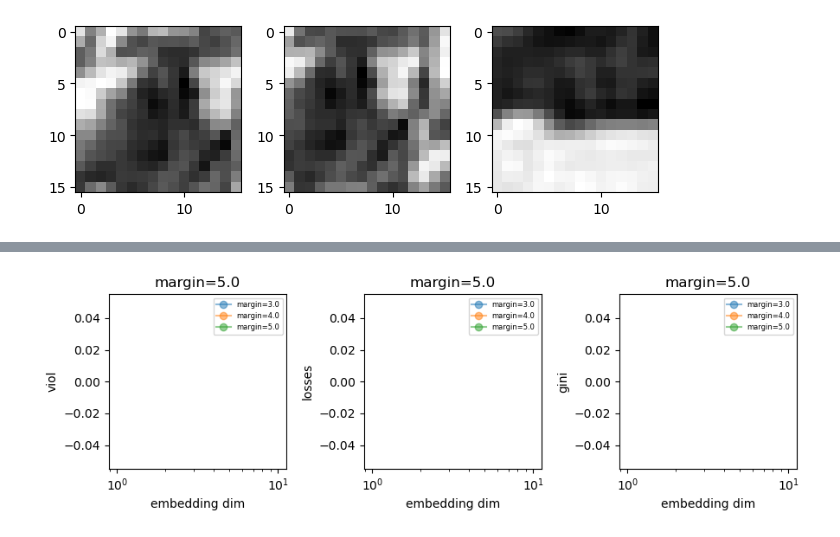
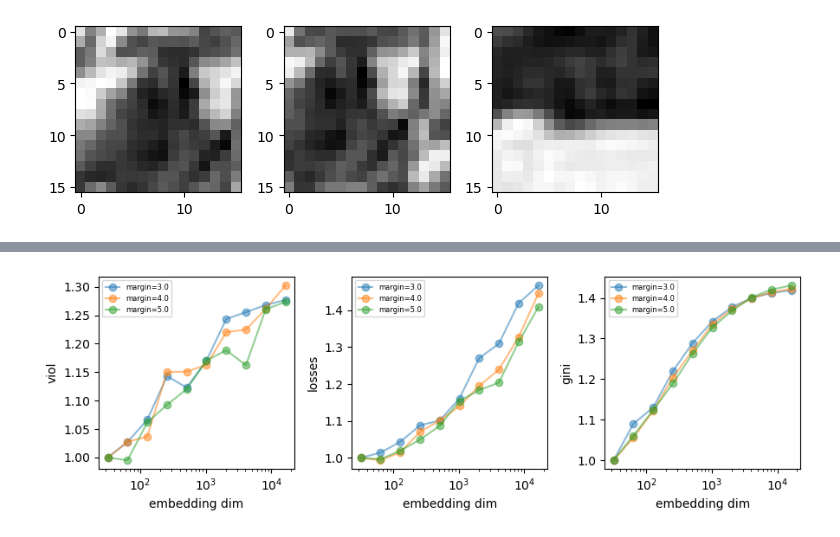
Before and after one commit to MarioDipoppa/thalamocortical_powerlaw, a Jupyter notebook: old/03_movies_linear_training.ipynb, the cells around one changed output, grey strips where cells are left out. Drawn from its saved outputs; the diff is of its cells as text; code cells hidden in the pictures.

```diff
--- a/old/03_movies_linear_training.ipynb
+++ b/old/03_movies_linear_training.ipynb
@@ -689,7 +690,7 @@ for a,p,n in train_loader:
     ax[1].imshow(p.reshape(16,16), cmap="gray")
     ax[2].imshow(n.reshape(16,16), cmap="gray")
     print(a.dtype, p.dtype, n.dtype)
-    breakx
+    break
 
 fig.set_tight_layout(True)
 plt.show()
@@ -701,22 +702,22 @@ n_test = 20000
 test_results = []
 device = "cuda" if torch.cuda.is_available() else "cpu"
 
-for model_id in range(n_models):
+for model_id in tqdm(range(n_models)):
     ed = hyper_params[model_id]["embedding dim"]
     margin = hyper_params[model_id]["margin"]
     margin_str = f"{margin:.1f}".replace('.', 'p')
     model_file = f"{model_path}/class_triplet_patches_weights_M{margin_str}_V1{ed}_EP{epochs}.pt"
-    print(f"M{margin_str}, ED{ed}, EP{epochs}")
+    # print(f"M{margin_str}, ED{ed}, EP{epochs}")
     if not os.path.exists(model_file):
         print(f" Missing files for ED={ed}")
         continue
 
-    model = EmbeddingNet(embedding_dim=ed)
+    model = LGN2V1(256, ed) # EmbeddingNet(embedding_dim=ed)
     model.load_state_dict(torch.load(model_file))
     model.to(device)
     model.eval()
 
-    criterion = nn.TripletMarginLoss(margin=margin)
+    criterion = ModifiedTripletLoss(margin=margin)
     # --- Compute test loss using evaluate_loss ---
     test_loss, test_triplet_loss, test_l1_norm = u.evaluate_loss(model, test_loader,
                                                                   criterion, device)
@@ -726,7 +727,7 @@ for model_id in range(n_models):
                                                             device, margin=0.2)
 
     # Compute Gini index
-    out_acts = extract_output_activations(model=model,model_file=model_file,
+    out_acts = extract_output_activations(model=model, model_file=model_file,
         test_loader=test_loader,device=device)
     #print("Hidden activations shape:", out_acts.shape)
 
@@ -775,0 +759,24 @@ M5p0, ED16384, EP200
+# %%
+# skip the previous since we've already run it. so let's just read from the testing data rather than redo all of it
+test_results = []
+
+for model_id in range(n_models):
+    ed = hyper_params[model_id]["embedding dim"]
+    margin = hyper_params[model_id]["margin"]
+    margin_str = f"{margin:.1f}".replace('.', 'p')
+    test_path = f"{model_path}/class_triplet_patches_test_M{margin_str}_ED{ed}_EP{epochs}.pkl"
+    print(f"M{margin_str}, ED{ed}, EP{epochs}")
+    if not os.path.exists(test_path):
+        print(f" Missing files for ED={ed}")
+        continue
+
+    with open(test_path, 'rb') as f:
+        saved = pickle.load(f)
+
+        test_results.append({
+            "test_losses": saved["test_loss"],
+            "test_triplet_loss": saved["test_triplet_loss"],
+            "test_l1_norm": saved["test_l1_norm"],
+            "test_viol": saved["test_viol"],
+            "test_gini": saved["test_gini"],
+        })
@@ -837,35 +878,39 @@ yvals_to_color = {ed: colors[i % len(colors)] for i, ed in enumerate(yvals)}
 # Plot
 plt.figure(figsize=(9, 3))
 ip = 0
 for metric in metric_i:
     ip += 1
     plt.subplot(1,3,ip)
 
     xval_array = np.array(xvals)
 
     for yval in yvals:
 
 
         test_losses = []
         for xval in xvals:
             model_id = next(i for i, r in enumerate(hyper_params)
                             if r[xvar] == xval and r[yvar] == yval)
 
             test_losses.append(test_results[model_id]['test_'+metric])
         test_losses = np.array(test_losses)
+
+        # we normalize the results to the most simple example
         test_losses /= test_losses[0]
+
         color = yvals_to_color[yval]
         label = f"{yvar}={yval}"
         plt.plot(xval_array, test_losses, 'o-',label=label,alpha=0.5)
         # Formatting
         plt.xscale("log")
         plt.xlabel(xvar)
         plt.ylabel(metric)
-        plt.title(label)
+        #plt.title(label)
         plt.legend(fontsize=6)
         plt.tight_layout()
+plt.savefig("/u/home/s/skirti/project-mdipoppa/thalamocortical-expansion/02_code/thalamocortical_powerlaw/figures/natural_movies/test_results_natural_movies.png")
 # %% [output]
-[figure, old version]
+[figure, new version]
 # %%
 metric_i = ["viol","losses","gini"]
 #metric = "viol"
```
Also changed, not shown: parts of 14 cells of this notebook, 3 other files.
